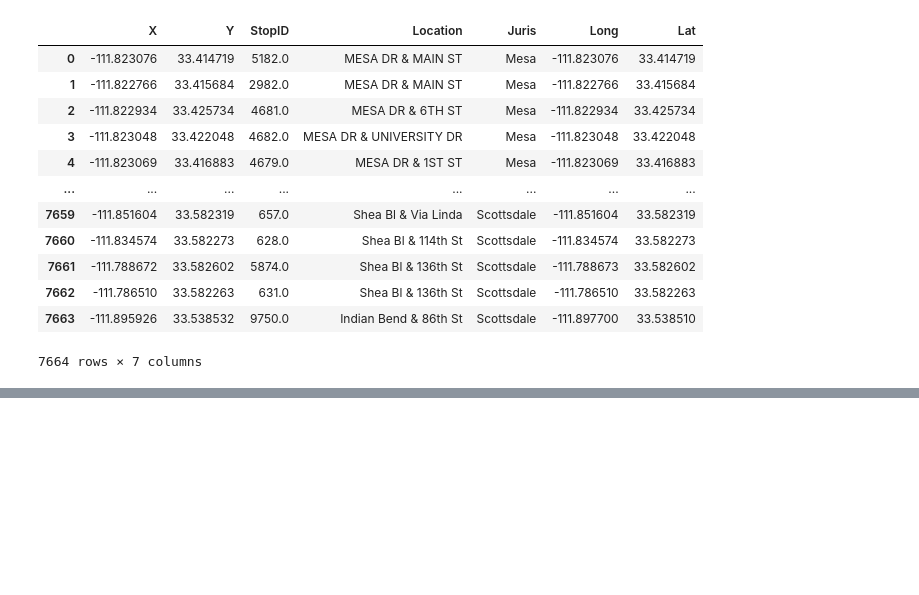
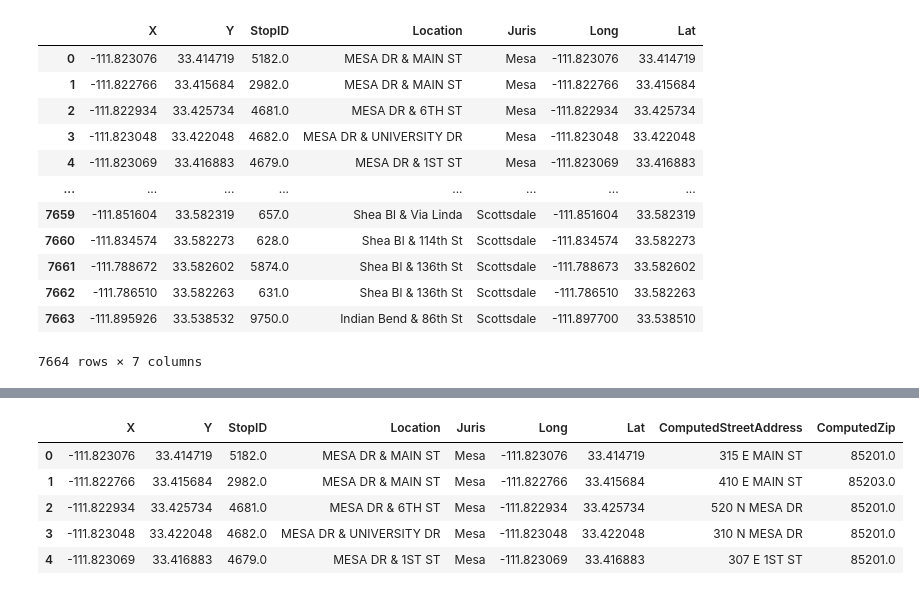
Before and after one commit to phil-wew/group_project1, a Jupyter notebook: SO/Scott Project 1.ipynb, the cells around one changed output, grey strips where cells are left out. Saved outputs shown, nothing was run; the diff lists cells and outputs as text; code cells hidden in the pictures; blank space fills up the shorter version.

```diff
--- a/SO/Scott Project 1.ipynb
+++ b/SO/Scott Project 1.ipynb
@@ -248,0 +187,11 @@ See the caveats in the documentation: https://pandas.pydata.org/pandas-docs/stab
+# %%
+del combined_csv['ErrorMessage']
+
+combined_csv.head()
+# %% [output]
+|  | X | Y | StopID | Location | Juris | Long | Lat | ComputedStreetAddress | ComputedZip |
+| 0 | -111.823076 | 33.414719 | 5182.0 | MESA DR & MAIN ST | Mesa | -111.823076 | 33.414719 | 315 E MAIN ST | 85201.0 |
+| 1 | -111.822766 | 33.415684 | 2982.0 | MESA DR & MAIN ST | Mesa | -111.822766 | 33.415684 | 410 E MAIN ST | 85203.0 |
+| 2 | -111.822934 | 33.425734 | 4681.0 | MESA DR & 6TH ST | Mesa | -111.822934 | 33.425734 | 520 N MESA DR | 85201.0 |
+| 3 | -111.823048 | 33.422048 | 4682.0 | MESA DR & UNIVERSITY DR | Mesa | -111.823048 | 33.422048 | 310 N MESA DR | 85201.0 |
+| 4 | -111.823069 | 33.416883 | 4679.0 | MESA DR & 1ST ST | Mesa | -111.823069 | 33.416883 | 307 E 1ST ST | 85201.0 |
```
Also changed, not shown: parts of 18 cells of this notebook.
